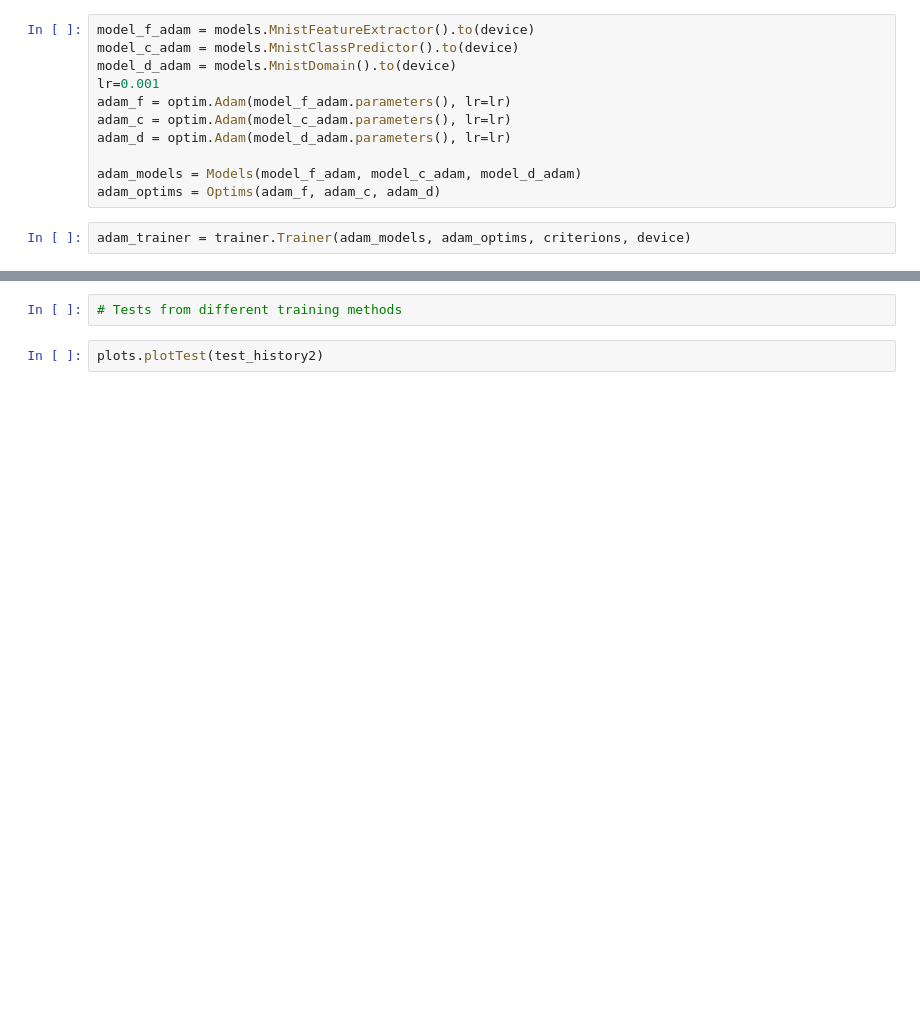
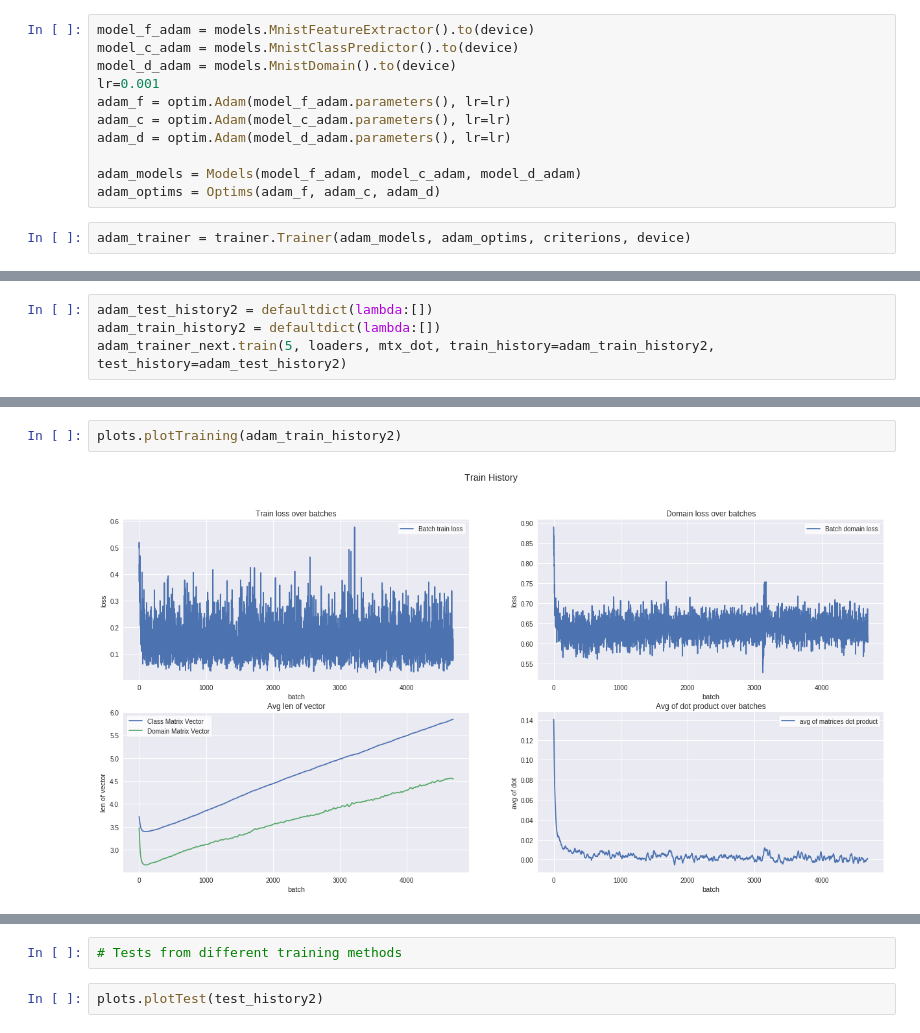
Before and after one commit to wiatrak2/BScThesis, a Jupyter notebook: mnist.ipynb, the cells around one changed output, grey strips where cells are left out. Cells and saved outputs as stored; diff of their text form; blank space fills up the shorter version.

```diff
--- a/mnist.ipynb
+++ b/mnist.ipynb
@@ -408,0 +426,4 @@ plots.plotTest(adam_test_history)
+# %%
+adam_test_history2 = defaultdict(lambda:[])
+adam_train_history2 = defaultdict(lambda:[])
+adam_trainer_next.train(5, loaders, mtx_dot, train_history=adam_train_history2, test_history=adam_test_history2)
@@ -408,0 +448,4 @@ plots.plotTest(adam_test_history)
+# %%
+plots.plotTraining(adam_train_history2)
+# %% [output]
+[figure, added]
```
Also changed, not shown: parts of 67 cells of this notebook.
